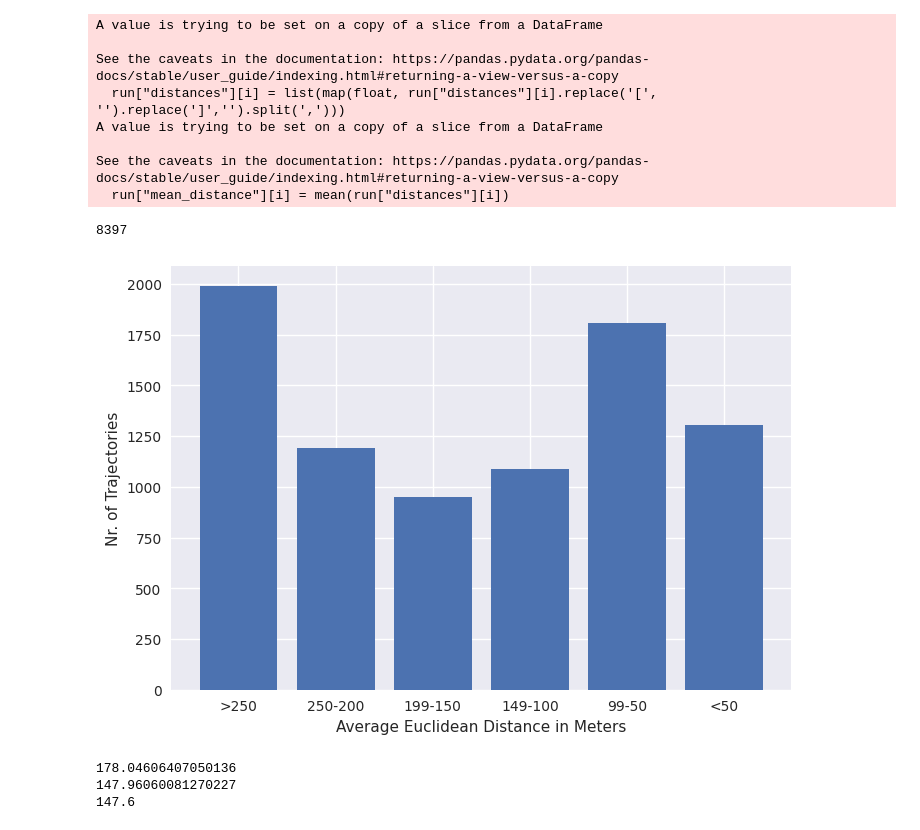
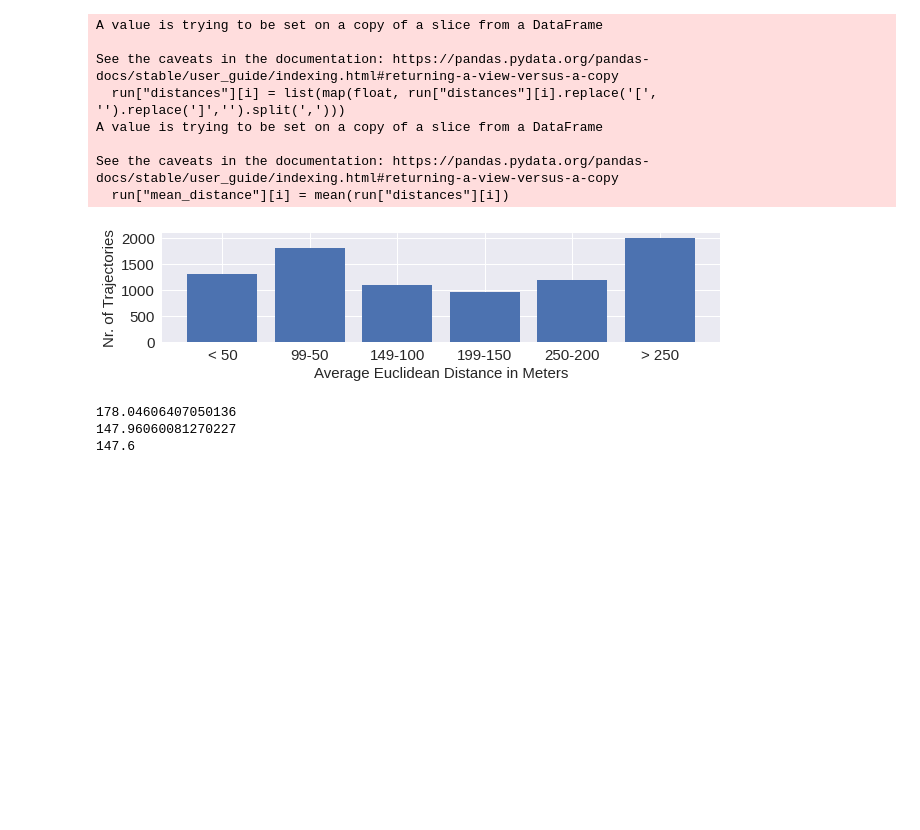
Before and after one commit to kono94/ship-path-prediction, a Jupyter notebook: deeprl/scripts/metrics.ipynb, the cells around one changed output. Drawn from its saved outputs; the diff is of its cells as text; code cells hidden in the pictures; blank space fills up the shorter version.

```diff
--- a/deeprl/scripts/metrics.ipynb
+++ b/deeprl/scripts/metrics.ipynb
@@ -45,26 +45,29 @@ A value is trying to be set on a copy of a slice from a DataFrame
 See the caveats in the documentation: https://pandas.pydata.org/pandas-docs/stable/user_guide/indexing.html#returning-a-view-versus-a-copy
   run["mean_distance"][i] = mean(run["distances"][i])
 # %%
-labels = ['>250','250-200', '199-150', '149-100','99-50','<50']
+labels = ['< 50', '99-50' ,'149-100' , '199-150','250-200', '> 250' ]
 n_trajs = []
+
+n_trajs.append(len(mean_dists[mean_dists < 50]))
+n_trajs.append(len(mean_dists[(mean_dists >= 50) & (mean_dists <= 99)]))
+n_trajs.append(len(mean_dists[(mean_dists >= 100) & (mean_dists <= 149)]))
+n_trajs.append(len(mean_dists[(mean_dists >= 150) & (mean_dists <= 199)]))
+n_trajs.append(len(mean_dists[(mean_dists >= 200) & (mean_dists <= 250)]))
 n_trajs.append(len(mean_dists[mean_dists > 250]))
-n_trajs.append(len(mean_dists[(mean_dists >= 200) & (mean_dists <= 250)]))
-n_trajs.append(len(mean_dists[(mean_dists >= 150) & (mean_dists <= 199)]))
-n_trajs.append(len(mean_dists[(mean_dists >= 100) & (mean_dists <= 149)]))
-n_trajs.append(len(mean_dists[(mean_dists >= 50) & (mean_dists <= 99)]))
-n_trajs.append(len(mean_dists[mean_dists < 50]))
 
+plt.figure(figsize=(10,2))
 plt.style.use('seaborn')
 plt.bar(labels,n_trajs)
 plt.rcParams['font.size'] = 12
-plt.rcParams['font.family'] = 'sans-serif'
-plt.rcParams['font.sans-serif'] = 'Times'
-plt.ylabel("Nr. of Trajectories")
-plt.xlabel("Average Euclidean Distance in Meters")
-len(runs[0])
+plt.rcParams['font.family'] = 'Times'
+plt.ylabel("Nr. of Trajectories", fontsize=15)
+plt.xlabel("Average Euclidean Distance in Meters", fontsize=15)
+plt.xticks(fontsize = 15)
+plt.yticks(fontsize = 15)
+
+plt.show()
 # %% [output]
-8397
-[figure, old version]
+[figure, new version]
 # %%
 print(mean(mean_dists))
 print(stdev(mean_dists))
```
Also changed, not shown: 2 other files.
